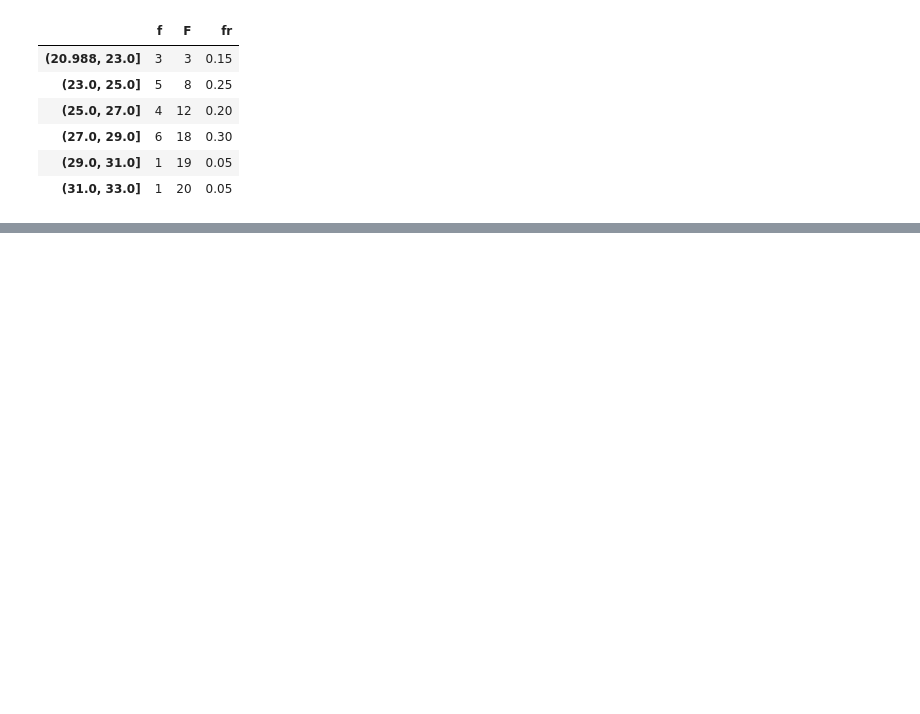
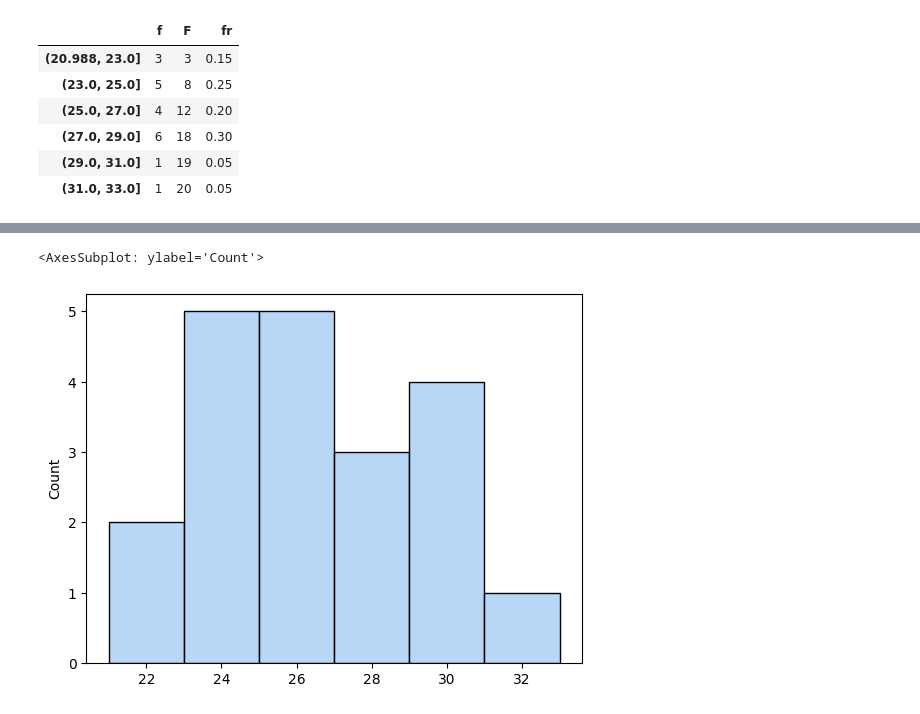
Before and after one commit to JesusMelendez/notebooks_prop_mce, a Jupyter notebook: estadistica.ipynb, the cells around one changed output, grey strips where cells are left out. Drawn from its saved outputs; the diff is of its cells as text; code cells hidden in the pictures; blank space fills up the shorter version.

```diff
--- a/estadistica.ipynb
+++ b/estadistica.ipynb
@@ -168,0 +213,5 @@ tabla_f_dos
+# %%
+sns.histplot(arreglo)
+# %% [output]
+<AxesSubplot: ylabel='Count'>
+[figure, added]
```
Also changed, not shown: parts of 11 cells of this notebook.
